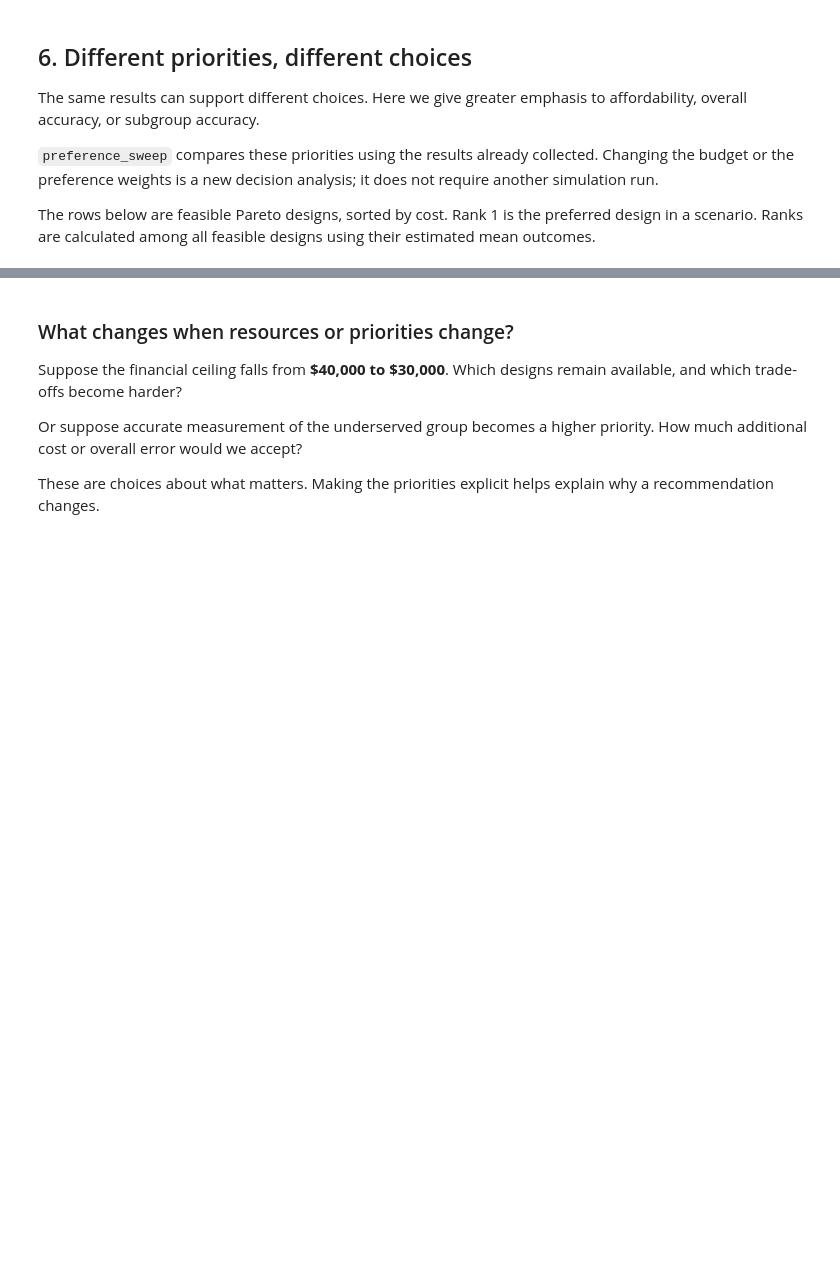
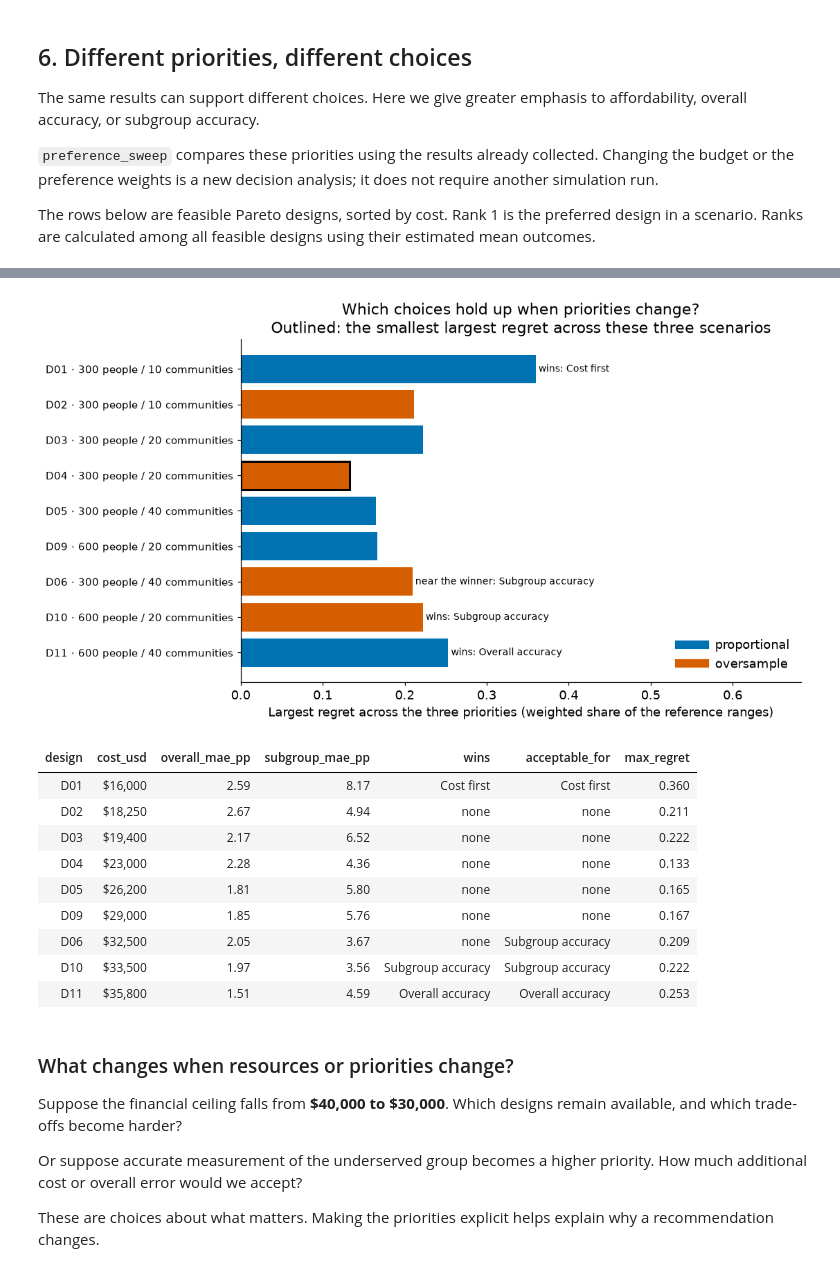
Before and after one commit to jcm-sci/trade-study, a Jupyter notebook: examples/serosurvey_study.ipynb, the cells around one changed output, grey strips where cells are left out. Drawn from its saved outputs; the diff is of its cells as text; code cells hidden in the pictures; blank space fills up the shorter version.

```diff
--- a/examples/serosurvey_study.ipynb
+++ b/examples/serosurvey_study.ipynb
@@ -340,3 +365,42 @@ else:
+# %%
+rows = robustness_rows(report)
+fig = plot_robustness(report)
+show(fig)
+plt.close(fig)
+if rows:
+    show(
+        pd
+        .DataFrame(rows)[
+            [
+                "design",
+                "cost_usd",
+                "overall_mae_pp",
+                "subgroup_mae_pp",
+                "wins",
+                "acceptable_for",
+                "max_regret",
+            ]
+        ]
+        .style.hide(axis="index")
+        .format({
+            "cost_usd": "${:,.0f}",
+            "overall_mae_pp": "{:.2f}",
+            "subgroup_mae_pp": "{:.2f}",
+            "max_regret": "{:.3f}",
+        })
+    )
+# %% [output]
+[figure, added]
+| design | cost_usd | overall_mae_pp | subgroup_mae_pp | wins | acceptable_for | max_regret |
+| D01 | $16,000 | 2.59 | 8.17 | Cost first | Cost first | 0.360 |
+| D02 | $18,250 | 2.67 | 4.94 | none | none | 0.211 |
+| D03 | $19,400 | 2.17 | 6.52 | none | none | 0.222 |
+| D04 | $23,000 | 2.28 | 4.36 | none | none | 0.133 |
+| D05 | $26,200 | 1.81 | 5.80 | none | none | 0.165 |
+| D09 | $29,000 | 1.85 | 5.76 | none | none | 0.167 |
+| D06 | $32,500 | 2.05 | 3.67 | none | Subgroup accuracy | 0.209 |
+| D10 | $33,500 | 1.97 | 3.56 | Subgroup accuracy | Subgroup accuracy | 0.222 |
+| D11 | $35,800 | 1.51 | 4.59 | Overall accuracy | Overall accuracy | 0.253 |
 # %% [markdown]
 ### What changes when resources or priorities change?
 
```
Also changed, not shown: parts of 5 cells of this notebook, 6 other files.
